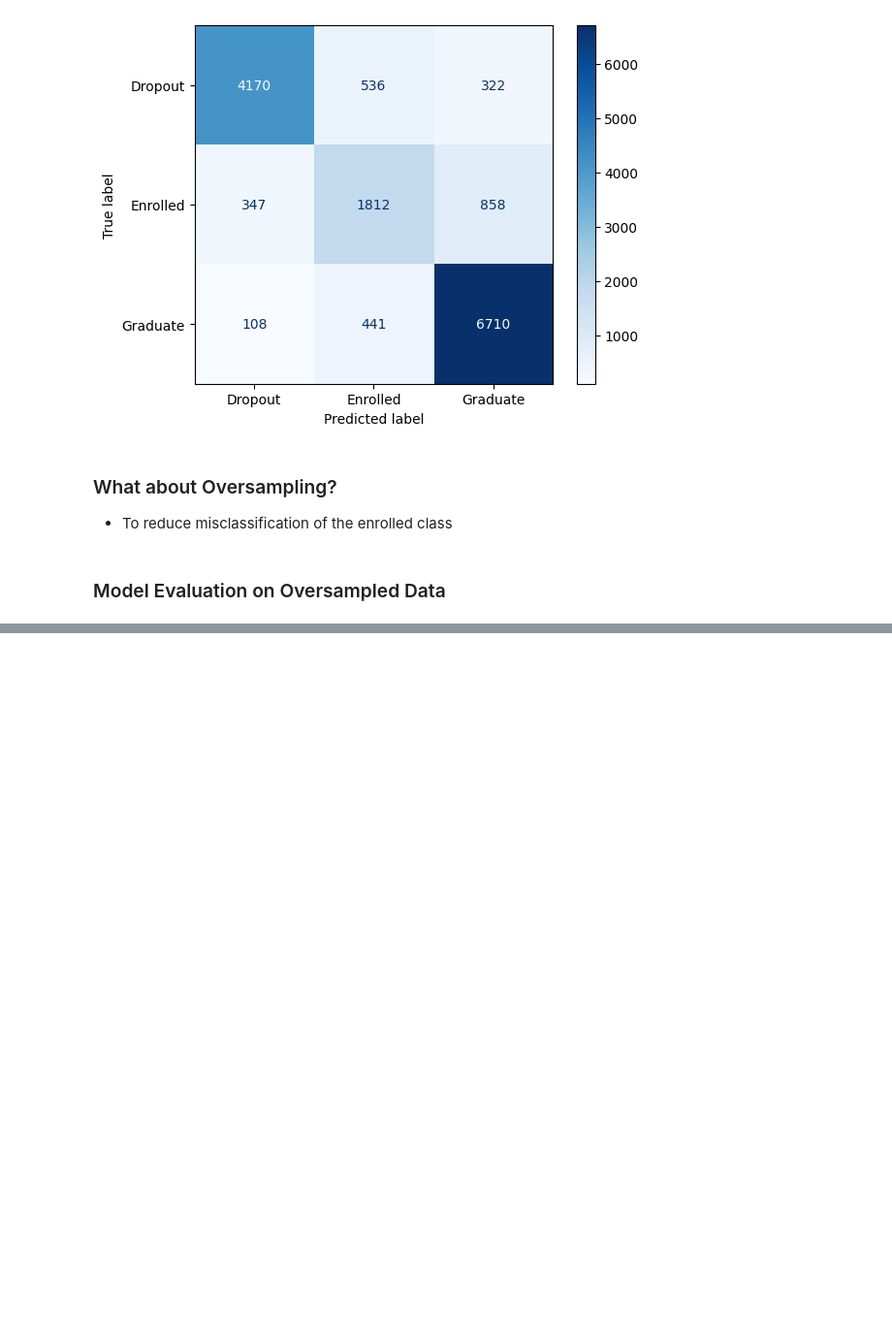
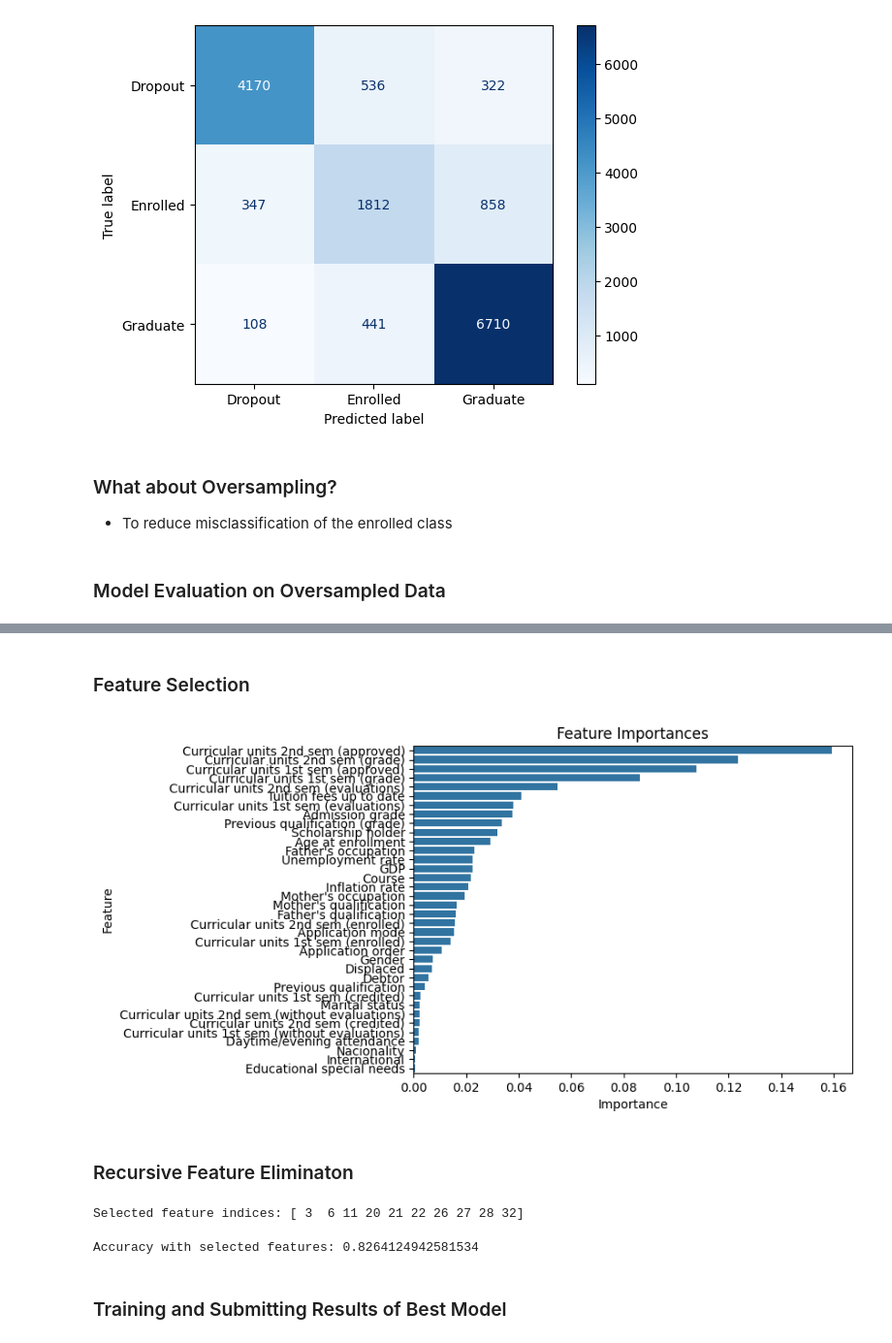
Before and after one commit to rageh-ai/student_success, a Jupyter notebook: student_success.ipynb, the cells around one changed output, grey strips where cells are left out. Shown at 97% size. Saved outputs shown, nothing was run; the diff lists cells and outputs as text; code cells hidden in the pictures; blank space fills up the shorter version.

```diff
--- a/student_success.ipynb
+++ b/student_success.ipynb
@@ -143,0 +173,17 @@ final_pred = clf.predict(test)
+# %% [markdown]
+### Feature Selection
+# %%
+## Random Forest Feature Importances
+importances = clf.feature_importances_
+indices = np.argsort(importances)[::-1]
+
+
+sns.barplot(x=importances[indices], y=X_train.columns[indices])
+plt.title('Feature Importances')
+plt.xlabel('Importance')
+plt.ylabel('Feature')
+plt.show()
+# %% [output]
+[figure, added]
+# %% [markdown]
+### Recursive Feature Eliminaton
@@ -144 +199,34 @@ final_pred = clf.predict(test)
+# %%
+# Get the ranking of features
+ranking = rfe.ranking_
+
+# Get the mask of selected features
+selected_features_mask = rfe.support_
+
+# Get the list of selected feature indices
+selected_features_indices = np.where(selected_features_mask)[0]
+
+# Get the list of selected feature names (if available)
+# feature_names = [...]  # List of your feature names
+# selected_feature_names = [feature_names[i] for i in selected_features_indices]
+
+print(f'Selected feature indices: {selected_features_indices}')
+# print(f'Selected feature names: {selected_feature_names}')
+# %% [output]
+Selected feature indices: [ 3  6 11 20 21 22 26 27 28 32]
+# %%
+# Transform the training and testing data to select the features
+X_train = rfe.transform(X_train)
+X_test = rfe.transform(X_test)
+
+# Train the model with the selected features
+clf.fit(X_train, y_train)
+
+# Evaluate the model
+accuracy = clf.score(X_test, y_test)
+print(f'Accuracy with selected features: {accuracy}')
+# %% [output]
+Accuracy with selected features: 0.8264124942581534
+# %% [markdown]
+### Training and Submitting Results of Best Model
 # %%
```
Also changed, not shown: parts of 19 cells of this notebook, 1 other file.
